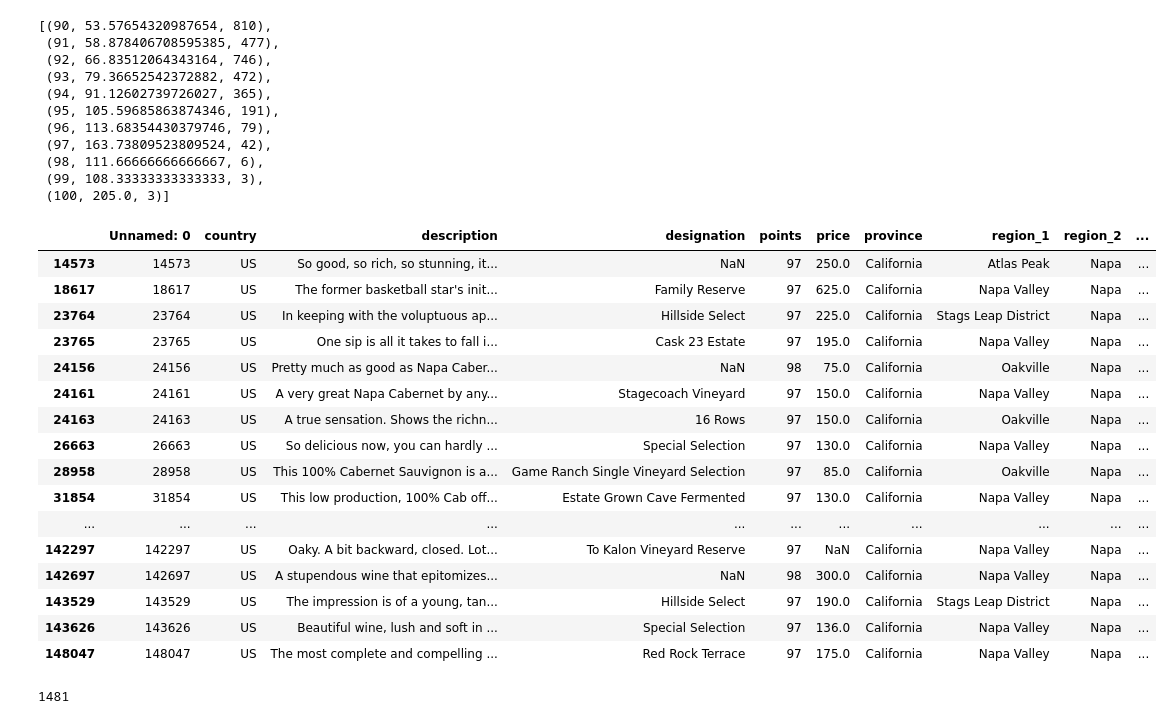
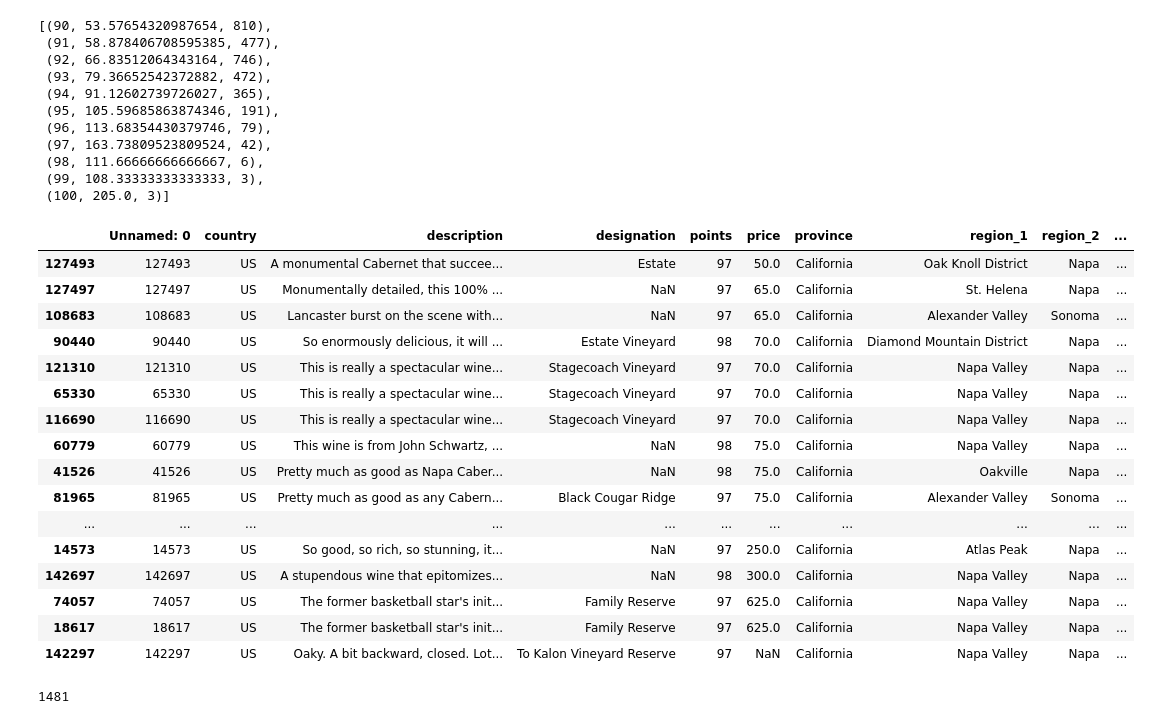
Before and after one commit to schoentr/wine, a Jupyter notebook: Wine-review-0.9.ipynb, the cells around one changed output. Drawn from its saved outputs; the diff is of its cells as text; code cells hidden in the pictures.

```diff
--- a/Wine-review-0.9.ipynb
+++ b/Wine-review-0.9.ipynb
@@ -64,25 +64,26 @@ cali_cab_above_90_avg
  (100, 205.0, 3)]
 # %%
 cali_cab_99 =cali_cab[ cali_cab.points >= 97]
-cali_cab_99
+sorted_cali_cab_99=cali_cab_99.sort_values(by=['price'])
+sorted_cali_cab_99
 # %% [output]
 |  | Unnamed: 0 | country | description | designation | points | price | province | region_1 | region_2 | ... |
+| 127493 | 127493 | US | A monumental Cabernet that succee... | Estate | 97 | 50.0 | California | Oak Knoll District | Napa | ... |
+| 127497 | 127497 | US | Monumentally detailed, this 100% ... | NaN | 97 | 65.0 | California | St. Helena | Napa | ... |
+| 108683 | 108683 | US | Lancaster burst on the scene with... | NaN | 97 | 65.0 | California | Alexander Valley | Sonoma | ... |
+| 90440 | 90440 | US | So enormously delicious, it will ... | Estate Vineyard | 98 | 70.0 | California | Diamond Mountain District | Napa | ... |
+| 121310 | 121310 | US | This is really a spectacular wine... | Stagecoach Vineyard | 97 | 70.0 | California | Napa Valley | Napa | ... |
+| 65330 | 65330 | US | This is really a spectacular wine... | Stagecoach Vineyard | 97 | 70.0 | California | Napa Valley | Napa | ... |
+| 116690 | 116690 | US | This is really a spectacular wine... | Stagecoach Vineyard | 97 | 70.0 | California | Napa Valley | Napa | ... |
+| 60779 | 60779 | US | This wine is from John Schwartz, ... | NaN | 98 | 75.0 | California | Napa Valley | Napa | ... |
+| 41526 | 41526 | US | Pretty much as good as Napa Caber... | NaN | 98 | 75.0 | California | Oakville | Napa | ... |
+| 81965 | 81965 | US | Pretty much as good as any Cabern... | Black Cougar Ridge | 97 | 75.0 | California | Alexander Valley | Sonoma | ... |
+| ... | ... | ... | ... | ... | ... | ... | ... | ... | ... | ... |
 | 14573 | 14573 | US | So good, so rich, so stunning, it... | NaN | 97 | 250.0 | California | Atlas Peak | Napa | ... |
+| 142697 | 142697 | US | A stupendous wine that epitomizes... | NaN | 98 | 300.0 | California | Napa Valley | Napa | ... |
+| 74057 | 74057 | US | The former basketball star's init... | Family Reserve | 97 | 625.0 | California | Napa Valley | Napa | ... |
 | 18617 | 18617 | US | The former basketball star's init... | Family Reserve | 97 | 625.0 | California | Napa Valley | Napa | ... |
-| 23764 | 23764 | US | In keeping with the voluptuous ap... | Hillside Select | 97 | 225.0 | California | Stags Leap District | Napa | ... |
-| 23765 | 23765 | US | One sip is all it takes to fall i... | Cask 23 Estate | 97 | 195.0 | California | Napa Valley | Napa | ... |
-| 24156 | 24156 | US | Pretty much as good as Napa Caber... | NaN | 98 | 75.0 | California | Oakville | Napa | ... |
-| 24161 | 24161 | US | A very great Napa Cabernet by any... | Stagecoach Vineyard | 97 | 150.0 | California | Napa Valley | Napa | ... |
-| 24163 | 24163 | US | A true sensation. Shows the richn... | 16 Rows | 97 | 150.0 | California | Oakville | Napa | ... |
-| 26663 | 26663 | US | So delicious now, you can hardly ... | Special Selection | 97 | 130.0 | California | Napa Valley | Napa | ... |
-| 28958 | 28958 | US | This 100% Cabernet Sauvignon is a... | Game Ranch Single Vineyard Selection | 97 | 85.0 | California | Oakville | Napa | ... |
-| 31854 | 31854 | US | This low production, 100% Cab off... | Estate Grown Cave Fermented | 97 | 130.0 | California | Napa Valley | Napa | ... |
-| ... | ... | ... | ... | ... | ... | ... | ... | ... | ... | ... |
 | 142297 | 142297 | US | Oaky. A bit backward, closed. Lot... | To Kalon Vineyard Reserve | 97 | NaN | California | Napa Valley | Napa | ... |
-| 142697 | 142697 | US | A stupendous wine that epitomizes... | NaN | 98 | 300.0 | California | Napa Valley | Napa | ... |
-| 143529 | 143529 | US | The impression is of a young, tan... | Hillside Select | 97 | 190.0 | California | Stags Leap District | Napa | ... |
-| 143626 | 143626 | US | Beautiful wine, lush and soft in ... | Special Selection | 97 | 136.0 | California | Napa Valley | Napa | ... |
-| 148047 | 148047 | US | The most complete and compelling ... | Red Rock Terrace | 97 | 175.0 | California | Napa Valley | Napa | ... |
 # %%
 wash_cab =wine_frame[ wine_frame.province == 'Washington']
 wash_cab =wash_cab[wash_cab.variety =='Cabernet Sauvignon']
```
Also changed, not shown: parts of 1 cell of this notebook, 1 other file.
